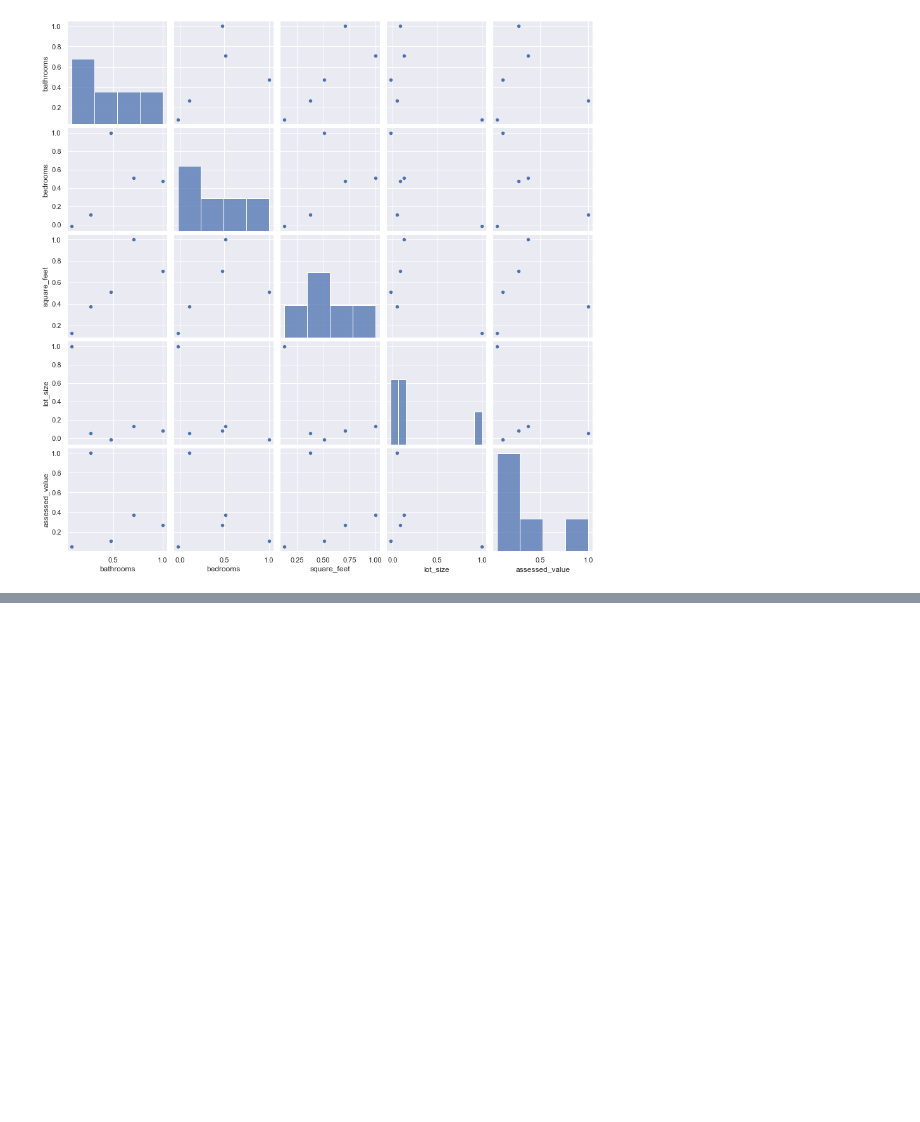
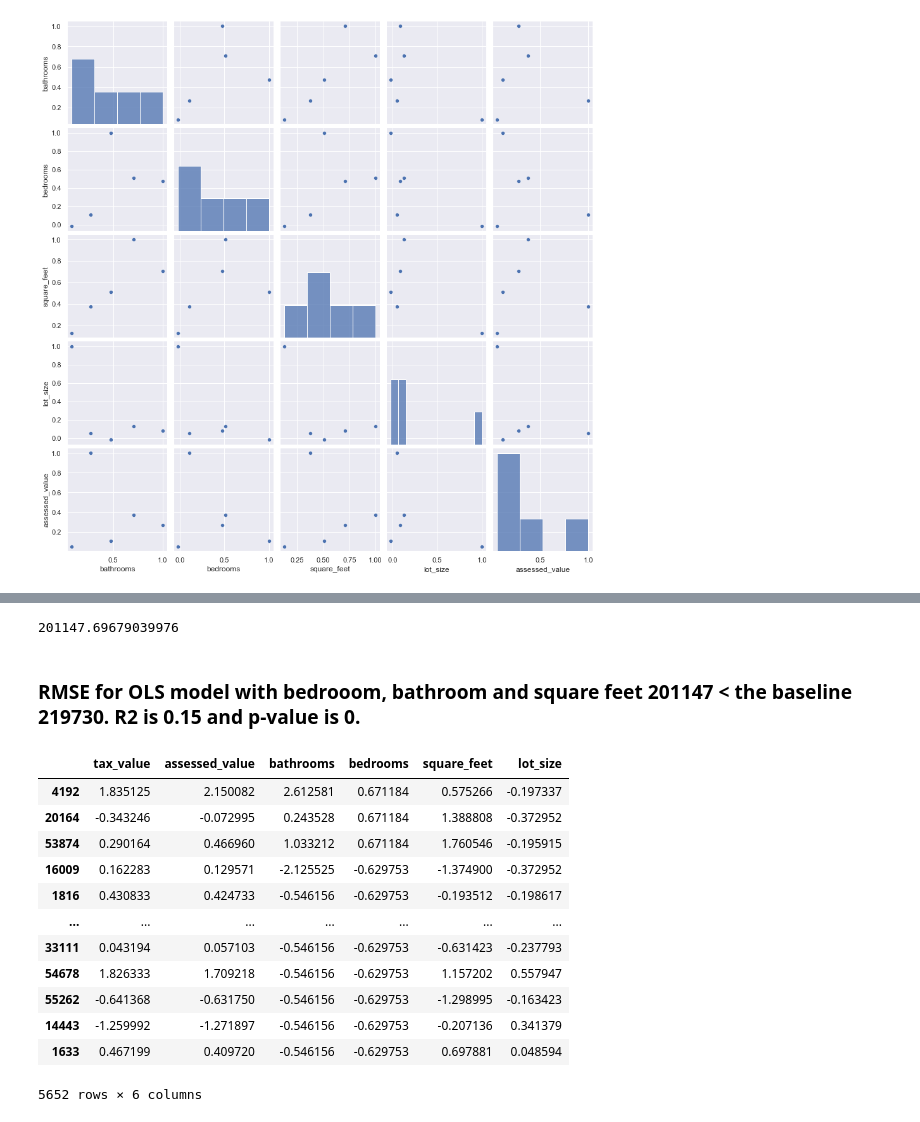
Before and after one commit to raycerna/zillow-regression-project, a Jupyter notebook: explore.ipynb, the cells around one changed output, grey strips where cells are left out. Drawn from its saved outputs; the diff is of its cells as text; code cells hidden in the pictures; blank space fills up the shorter version.

```diff
--- a/explore.ipynb
+++ b/explore.ipynb
@@ -264,0 +339,26 @@ sns.pairplot(train_corr)
+# %%
+rmse = sqrt(mean_squared_error(y_train.assessed_value, y_train.yhat))
+rmse
+# %% [output]
+201147.69679039976
+# %% [markdown]
+###  RMSE for OLS model with bedrooom, bathroom and square feet 201147 < the baseline 219730.  R2 is 0.15 and p-value is 0.
+# %%
+# scale data from function in prepare.py
+train_scaled, validate_scaled, test_scaled = prepare.scale_data(train, validate, test)
+# %%
+train_scaled
+# %% [output]
+|  | tax_value | assessed_value | bathrooms | bedrooms | square_feet | lot_size |
+| 4192 | 1.835125 | 2.150082 | 2.612581 | 0.671184 | 0.575266 | -0.197337 |
+| 20164 | -0.343246 | -0.072995 | 0.243528 | 0.671184 | 1.388808 | -0.372952 |
+| 53874 | 0.290164 | 0.466960 | 1.033212 | 0.671184 | 1.760546 | -0.195915 |
+| 16009 | 0.162283 | 0.129571 | -2.125525 | -0.629753 | -1.374900 | -0.372952 |
+| 1816 | 0.430833 | 0.424733 | -0.546156 | -0.629753 | -0.193512 | -0.198617 |
+| ... | ... | ... | ... | ... | ... | ... |
+| 33111 | 0.043194 | 0.057103 | -0.546156 | -0.629753 | -0.631423 | -0.237793 |
+| 54678 | 1.826333 | 1.709218 | -0.546156 | -0.629753 | 1.157202 | 0.557947 |
+| 55262 | -0.641368 | -0.631750 | -0.546156 | -0.629753 | -1.298995 | -0.163423 |
+| 14443 | -1.259992 | -1.271897 | -0.546156 | -0.629753 | -0.207136 | 0.341379 |
+| 1633 | 0.467199 | 0.409720 | -0.546156 | -0.629753 | 0.697881 | 0.048594 |
+5652 rows × 6 columns
```
Also changed, not shown: parts of 8 cells of this notebook.
